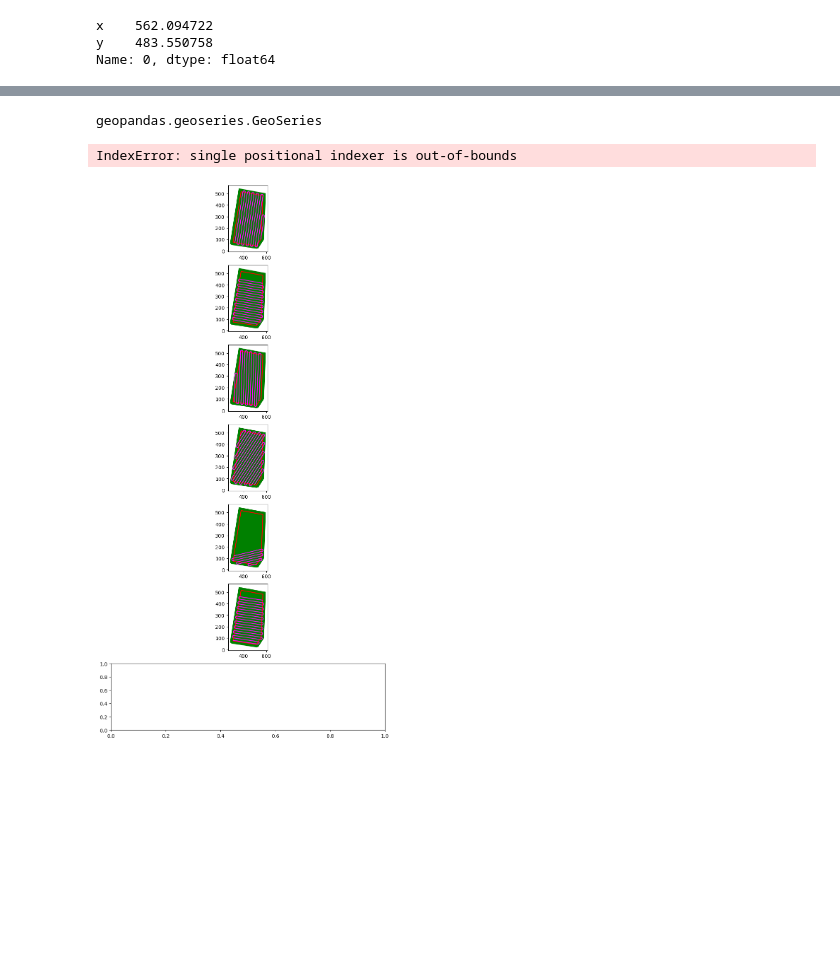
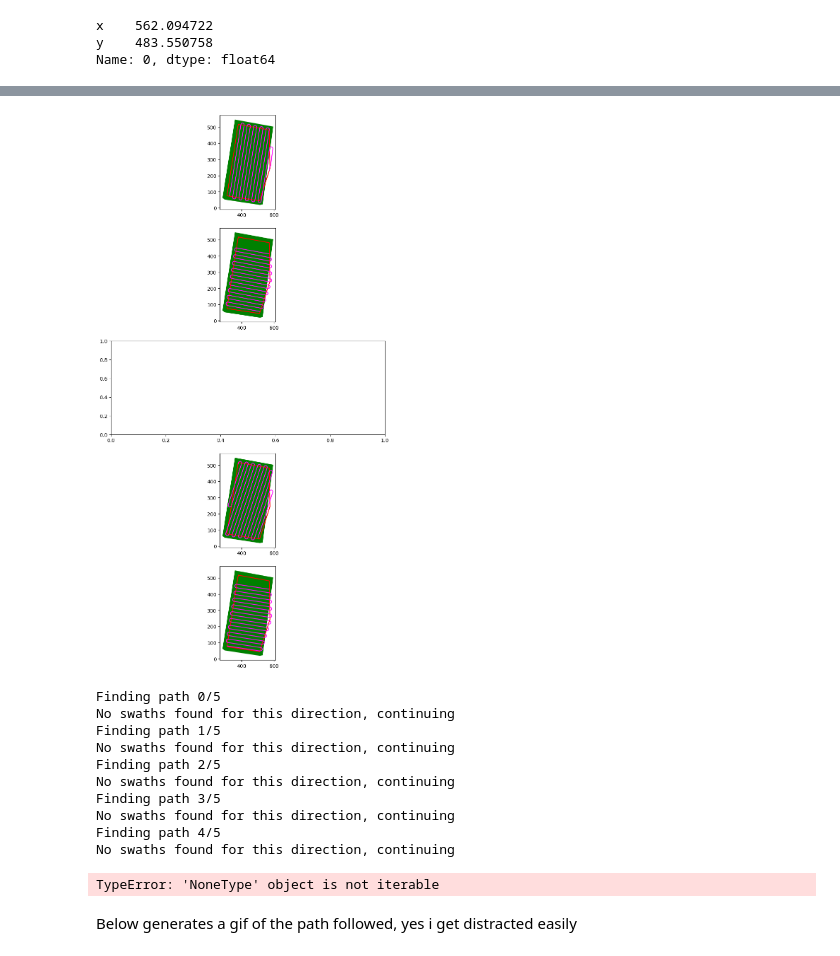
Before and after one commit to NickBak08/AgricultureRobotics, a Jupyter notebook: PathPlanning/testing_functions.ipynb, the cells around one changed output, grey strips where cells are left out. Saved outputs shown, nothing was run; the diff lists cells and outputs as text; code cells hidden in the pictures; blank space fills up the shorter version.

```diff
--- a/PathPlanning/testing_functions.ipynb
+++ b/PathPlanning/testing_functions.ipynb
@@ -14,6 +16,10 @@ import numpy as np
 with open("./data/field_geometry/test_2.json") as json_file:
     json_data = json.load(json_file) # or geojson.load(json_file)
 # %%
+# This cell opens the json file that contains field geometry
+with open("./data/field_geometry/test_2.json") as json_file:
+    json_data = json.load(json_file) # or geojson.load(json_file)
+
 # This cell parses the json data and obtains a list with the coordinates for each polygon like
 # [[polygon1_coords],[polygon2_coords],....]
 # where polygon1_coords looks something like this: [[x1,y1],[x2,y2],......]
@@ -651,27 +705,27 @@ for i in range(len(path)):
-# %%
-type(field)
-# %% [output]
-geopandas.geoseries.GeoSeries
+# %%
+field1_with_headlands = generate_headlands(field,25)
 # %%
-fig, ax = plt.subplots(4,1,figsize = (10,20))
+fig, ax = plt.subplots(len(coordinates)-1,1,figsize = (10,20))
 coordinates = field1_with_headlands.get_coordinates()
 lines = edge_to_line(coordinates)
 turning_rad = 10
-for i in range(len(coordinates)):
-    line,slope = basis_AB_line(lines.iloc[i],coordinates)
-    swath_list = fill_field_AB(line,slope,coordinates,20)
-    swaths_clipped = clip_swaths(swath_list,field1_with_headlands)
+for i in range(len(coordinates)-1):
+    try:
+        line,slope = basis_AB_line(lines.iloc[i],coordinates)
+        swath_list = fill_field_AB(line,slope,coordinates,20)
+        swaths_clipped = clip_swaths(swath_list,field1_with_headlands)
 
-    if slope > 0:
-        offset = 0
-    else:
-        offset = 180
-    path = generate_path(swaths_clipped,turning_rad,offset)
+        if slope > 0:
+            offset = 0
+        else:
+            offset = 180
+        path = generate_path(swaths_clipped,turning_rad,offset)
 
-    field1.plot(ax = ax[i],color = 'g')
-    field1_with_headlands.boundary.plot(ax = ax[i],color = 'r')
-    for ii in range(len(path)):
-        path[ii].plot(ax = ax[i], color = 'magenta');
+        field.plot(ax = ax[i],color = 'g')
+        field1_with_headlands.boundary.plot(ax = ax[i],color = 'r')
+        for ii in range(len(path)):
+            path[ii].plot(ax = ax[i], color = 'magenta');
+    except:
+        continue
 # %% [output]
-IndexError: single positional indexer is out-of-bounds
-[figure, old version]
+[figure, new version]
@@ -677,0 +807,20 @@ IndexError: single positional indexer is out-of-bounds
+# %%
+data_path ="./data/field_geometry/test_2.json"
+include_obs = False
+turning_rad = 10
+distance = 10
+field, best_path = pathplanning(data_path,include_obs,turning_rad,distance,True,25,5)
+# %% [output]
+Finding path 0/5
+No swaths found for this direction, continuing
+Finding path 1/5
+No swaths found for this direction, continuing
+Finding path 2/5
+No swaths found for this direction, continuing
+Finding path 3/5
+No swaths found for this direction, continuing
+Finding path 4/5
+No swaths found for this direction, continuing
+TypeError: 'NoneType' object is not iterable
+# %% [markdown]
+Below generates a gif of the path followed, yes i get distracted easily
```
Also changed, not shown: parts of 10 cells of this notebook, 1 other file.
